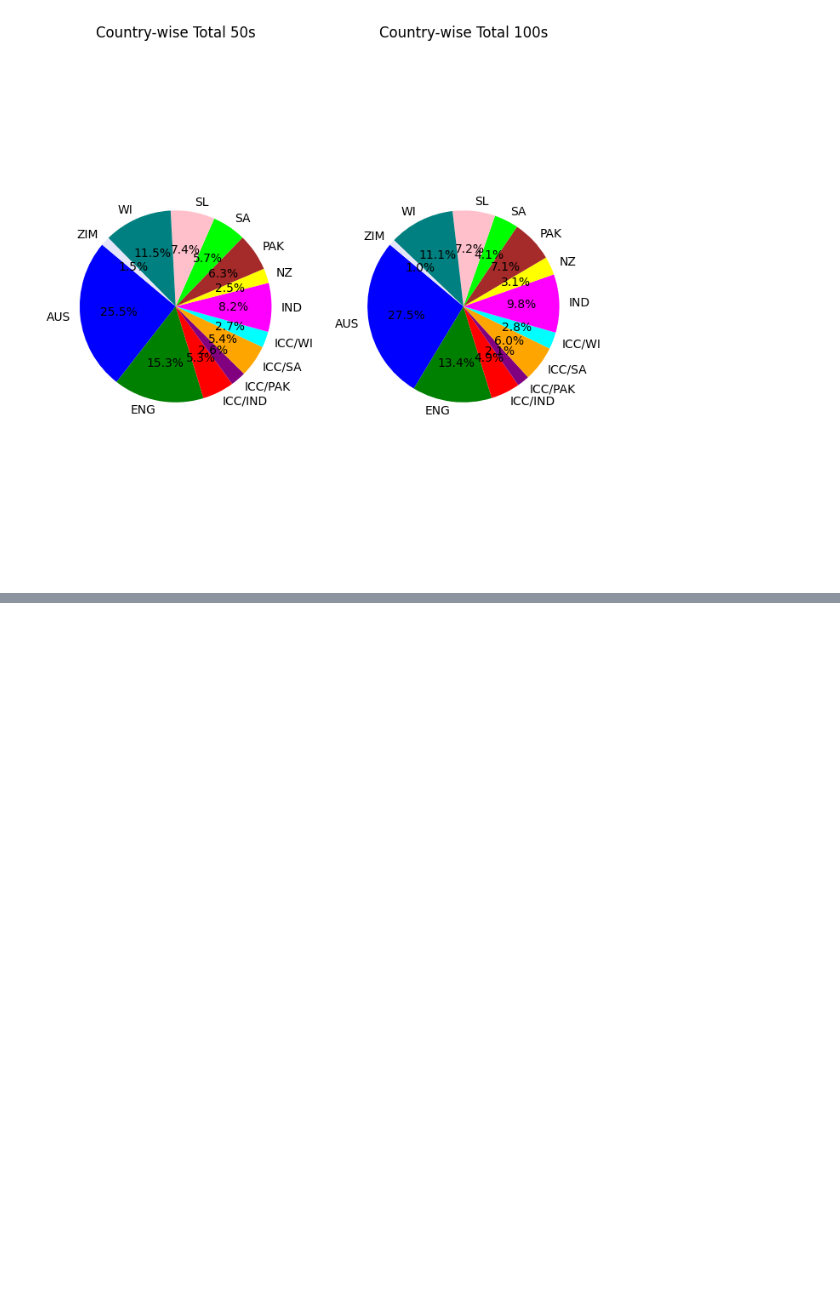
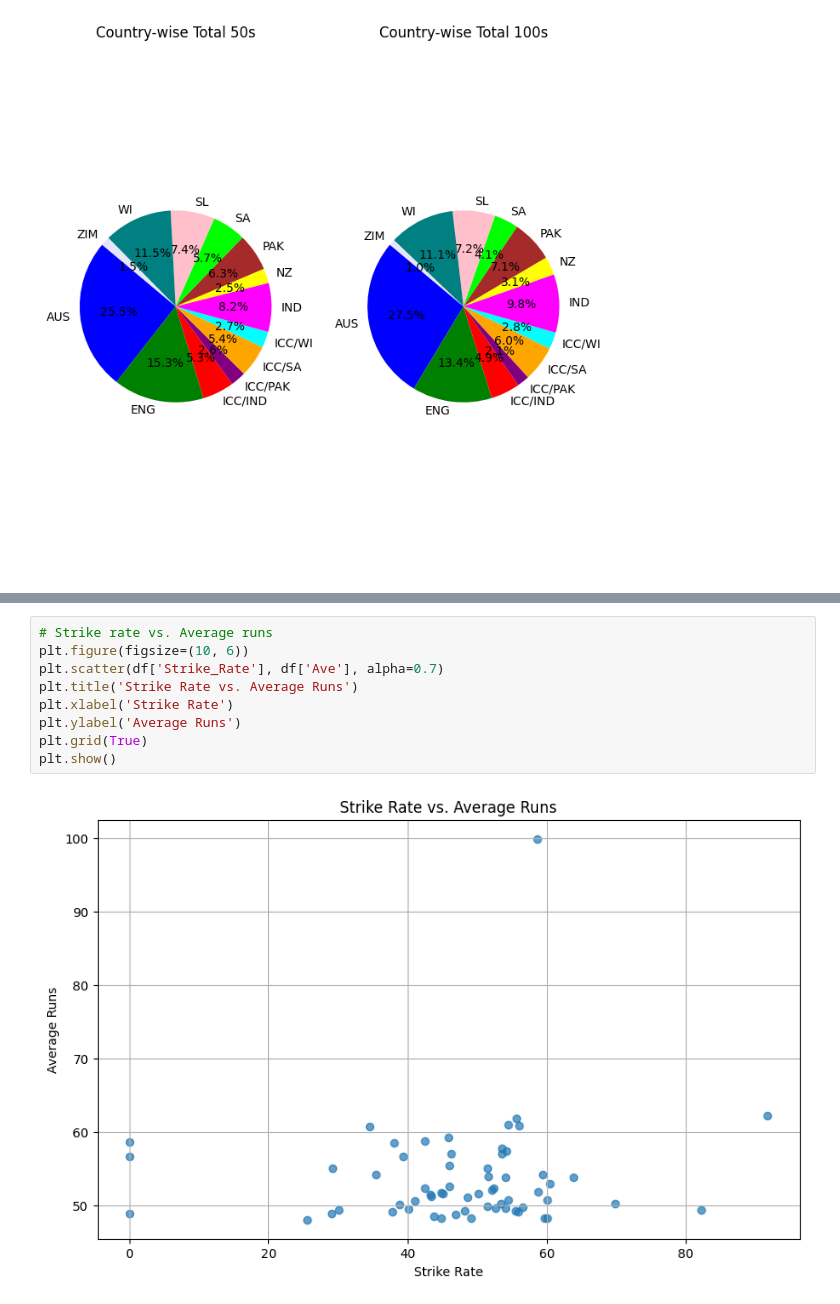
Before and after one commit to Udhay2898/Statistical-Insights-into-Test-Cricket-Performance, a Jupyter notebook: ICC_Test_Stats.ipynb, the cells around one changed output, grey strips where cells are left out. Saved outputs shown, nothing was run; the diff lists cells and outputs as text; blank space fills up the shorter version.

```diff
--- a/ICC_Test_Stats.ipynb
+++ b/ICC_Test_Stats.ipynb
@@ -428,0 +436,11 @@ plt.show()
+# %%
+# Strike rate vs. Average runs
+plt.figure(figsize=(10, 6))
+plt.scatter(df['Strike_Rate'], df['Ave'], alpha=0.7)
+plt.title('Strike Rate vs. Average Runs')
+plt.xlabel('Strike Rate')
+plt.ylabel('Average Runs')
+plt.grid(True)
+plt.show()
+# %% [output]
+[figure, added]
```
Also changed, not shown: parts of 6 cells of this notebook.
